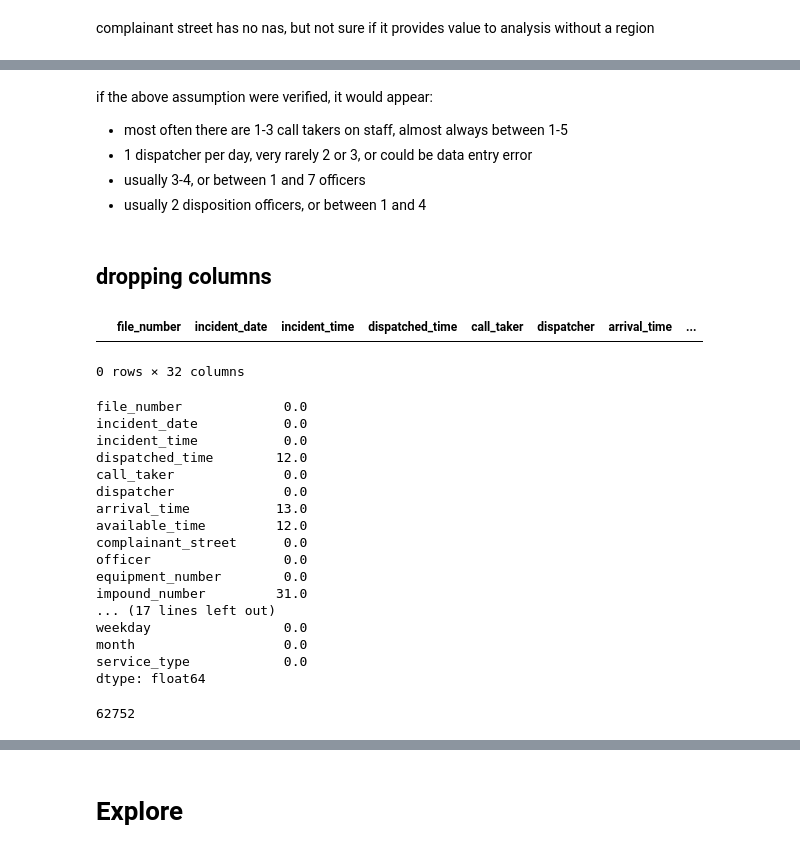
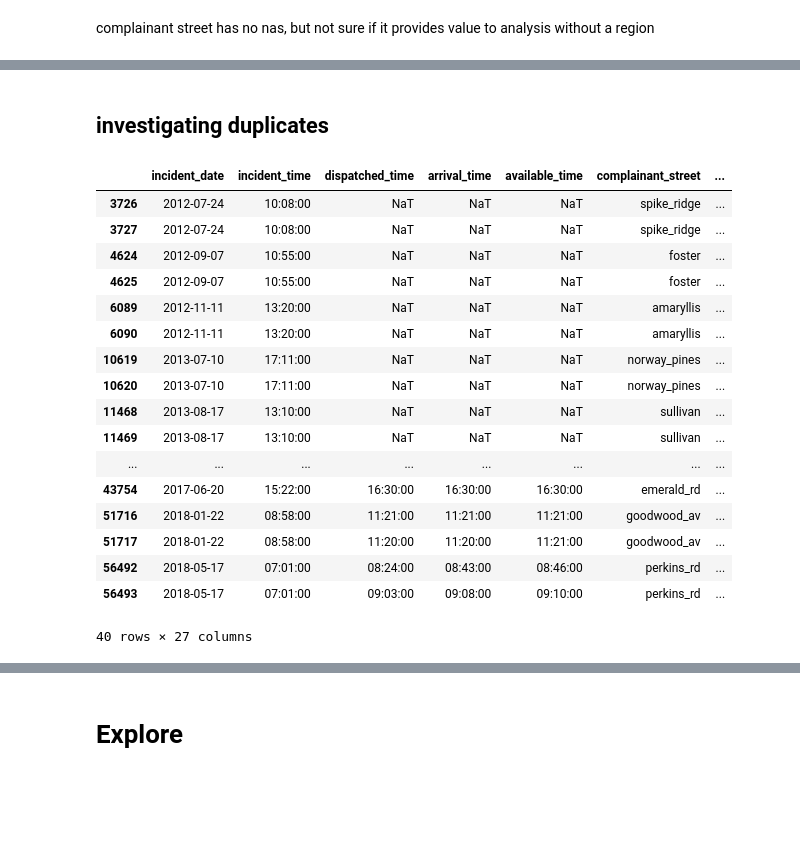
Before and after one commit to janellejolliff/ACRC-Classification, a Jupyter notebook: capstone.ipynb, the cells around one changed output, grey strips where cells are left out. Saved outputs shown, nothing was run; the diff lists cells and outputs as text; code cells hidden in the pictures; blank space fills up the shorter version.

```diff
--- a/capstone.ipynb
+++ b/capstone.ipynb
@@ -957,0 +1365,9 @@ loc_cols = ('municipality', 'location', 'zip_code', 'complainant_street')
+# %%
+df.loc[df['zip_code'] == 'nan', 'zip_code'] = np.NaN
+df.loc[df['zip_code'] == '', 'zip_code'] = np.NaN
+# %%
+# replacing 'nan' impound with NaN
+df.loc[df['complainant_street'] == 'nan', 'complainant_street'] = np.NaN
+df.loc[df['location'] == 'nan', 'location'] = np.NaN
+# %%
+df.loc[df['municipality'] == 'unknown', 'municipality'] = np.NaN
@@ -1093,5 +1500,2 @@ for col in df[['municipality', 'location']]:
-# %%
-clean_str('zip_code')
-df['zip_code'] = remove_numpunc(df['zip_code'],pattern='[^0-9]+')
 # %% [markdown]
 complainant street has no nas, but not sure if it provides value to analysis without a region
@@ -1228,6 +1501,0 @@ Name: disposition_officer, dtype: int64
-# %% [markdown]
-if the above assumption were verified, it would appear:
-- most often there are 1-3 call takers on staff, almost always between 1-5
-- 1 dispatcher per day, very rarely 2 or 3, or could be data entry error
-- usually 3-4, or between 1 and 7 officers
-- usually 2 disposition officers, or between 1 and 4
@@ -1236,2 +1501,0 @@ if the above assumption were verified, it would appear:
-# %% [markdown]
-## dropping columns
@@ -1241,8 +1502,29 @@ df = df.loc[df.notnull().sum(1).groupby(df.file_number).idxmax()]
+# %% [markdown]
+## investigating duplicates
 # %%
 # any other duplicates?
-df[df.duplicated(subset=['impound_number', 'species', 'breed', 'service_type', 'incident_date'
-                         , 'color', 'complainant_street', 'disposition', 'disposition_officer'
-                        , 'location', 'complainant_street',  ], keep=False)]
+df[df.duplicated(subset=['species', 'breed', 'service_type', 'incident_date'
+                         , 'color', 'complainant_street', 'disposition'
+                        , 'location', 'complainant_street','weekday', 'month' , 'inc_dt'], keep=False)]
+
+# df[df.duplicated(subset=['location', 'inc_dt', 'color', 'breed', 'species', 'incident_date', 'incident_time'
+#                          , 'complainant_street'], keep=False)]
 # %% [output]
-|  | file_number | incident_date | incident_time | dispatched_time | call_taker | dispatcher | arrival_time | ... |
+|  | incident_date | incident_time | dispatched_time | arrival_time | available_time | complainant_street | ... |
+| 3726 | 2012-07-24 | 10:08:00 | NaT | NaT | NaT | spike_ridge | ... |
+| 3727 | 2012-07-24 | 10:08:00 | NaT | NaT | NaT | spike_ridge | ... |
+| 4624 | 2012-09-07 | 10:55:00 | NaT | NaT | NaT | foster | ... |
+| 4625 | 2012-09-07 | 10:55:00 | NaT | NaT | NaT | foster | ... |
+| 6089 | 2012-11-11 | 13:20:00 | NaT | NaT | NaT | amaryllis | ... |
+| 6090 | 2012-11-11 | 13:20:00 | NaT | NaT | NaT | amaryllis | ... |
+| 10619 | 2013-07-10 | 17:11:00 | NaT | NaT | NaT | norway_pines | ... |
+| 10620 | 2013-07-10 | 17:11:00 | NaT | NaT | NaT | norway_pines | ... |
+| 11468 | 2013-08-17 | 13:10:00 | NaT | NaT | NaT | sullivan | ... |
+| 11469 | 2013-08-17 | 13:10:00 | NaT | NaT | NaT | sullivan | ... |
+| ... | ... | ... | ... | ... | ... | ... | ... |
+| 43754 | 2017-06-20 | 15:22:00 | 16:30:00 | 16:30:00 | 16:30:00 | emerald_rd | ... |
+| 51716 | 2018-01-22 | 08:58:00 | 11:21:00 | 11:21:00 | 11:21:00 | goodwood_av | ... |
+| 51717 | 2018-01-22 | 08:58:00 | 11:20:00 | 11:20:00 | 11:21:00 | goodwood_av | ... |
+| 56492 | 2018-05-17 | 07:01:00 | 08:24:00 | 08:43:00 | 08:46:00 | perkins_rd | ... |
+| 56493 | 2018-05-17 | 07:01:00 | 09:03:00 | 09:08:00 | 09:10:00 | perkins_rd | ... |
-0 rows × 32 columns
+40 rows × 27 columns
@@ -1293,27 +1533,0 @@ df.drop_duplicates(subset=['impound_number', 'species', 'breed', 'service_type',
-# %%
-#percent missing values per column
-round(df.isna().sum()/len(df)*100)
-# %% [output]
-file_number             0.0
-incident_date           0.0
-incident_time           0.0
-dispatched_time        12.0
-call_taker              0.0
-dispatcher              0.0
-arrival_time           13.0
-available_time         12.0
-complainant_street      0.0
-officer                 0.0
-equipment_number        0.0
-impound_number         31.0
-... (17 lines left out)
-weekday                 0.0
-month                   0.0
-service_type            0.0
-dtype: float64
-# %%
-dr_df = df.drop(columns= ['disposition_date', 'file_number', 'impound_number', 'incident_date', 'incident_time'])
-len(dr_df)
-dr_df = dr_df.dropna()
-# %% [output]
-62752
```
Also changed, not shown: parts of 229 cells of this notebook.
